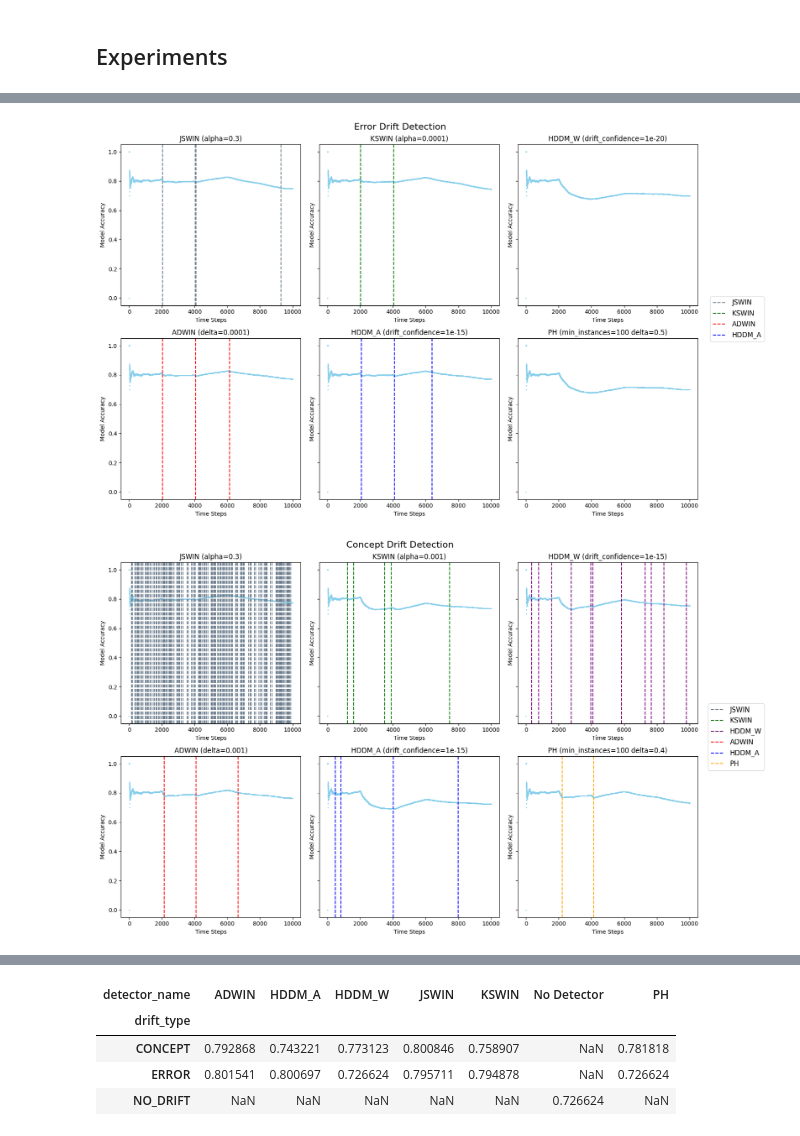
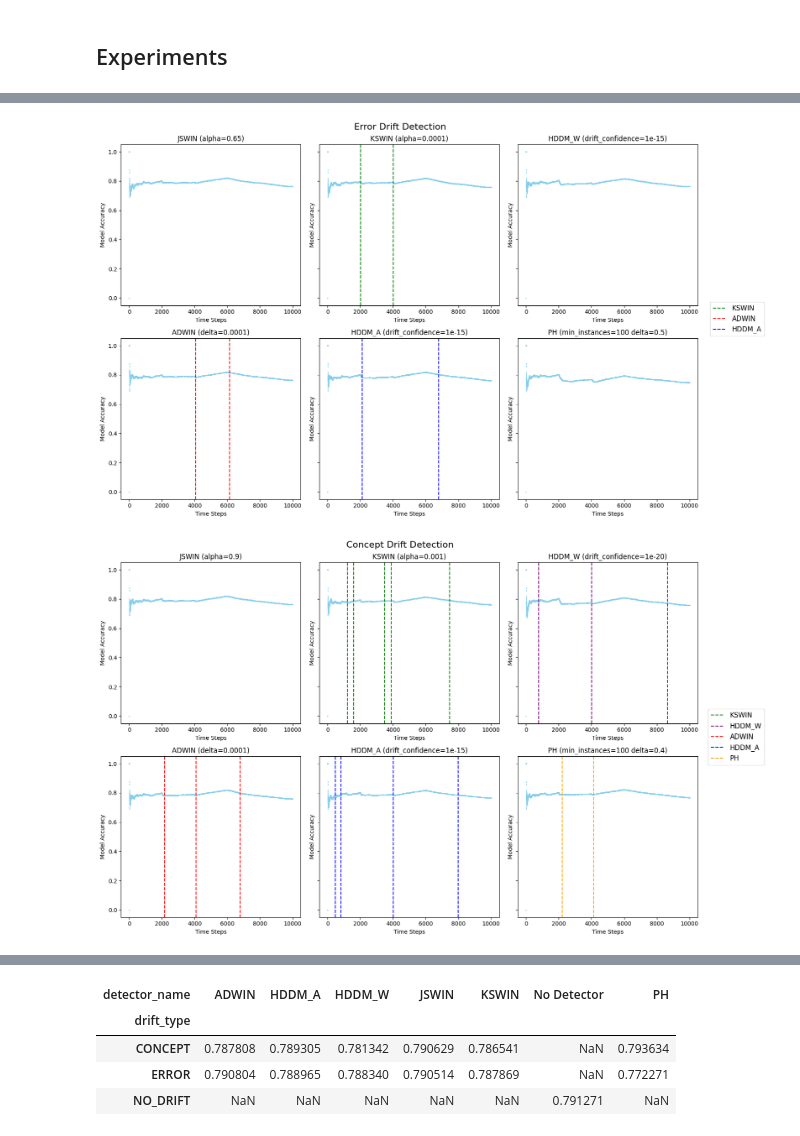
Before and after one commit to izabelatelejko/river, a Jupyter notebook: Experiments/project.ipynb, the cells around one changed output, grey strips where cells are left out. Drawn from its saved outputs; the diff is of its cells as text; code cells hidden in the pictures.

```diff
--- a/Experiments/project.ipynb
+++ b/Experiments/project.ipynb
@@ -94,7 +93,7 @@ label_shift_ds = LabelShiftDataStream(n=10000, ratios=[0.2, 0.8, 0.1, 0.4, 0.6])
 label_shift_ds.plot_stream()
 
 window_size = 100
-model_instance = naive_bayes.GaussianNB
+model_instance = tree.HoeffdingAdaptiveTreeClassifier
 
 exp = Experiment(
     model_instance=model_instance,
@@ -129,2 +128,2 @@ Processing detector PH with params min_instances=100 delta=0.4
-[figure, old version]
+[figure, new version]
-[figure, old version]
+[figure, new version]
@@ -132,8 +131,8 @@ Processing detector PH with params min_instances=100 delta=0.4
 | detector_name | ADWIN | HDDM_A | HDDM_W | JSWIN | KSWIN | No Detector | PH |
 | drift_type |  |  |  |  |  |  |  |
-| CONCEPT | 0.792868 | 0.743221 | 0.773123 | 0.800846 | 0.758907 | NaN | 0.781818 |
-| ERROR | 0.801541 | 0.800697 | 0.726624 | 0.795711 | 0.794878 | NaN | 0.726624 |
-| NO_DRIFT | NaN | NaN | NaN | NaN | NaN | 0.726624 | NaN |
+| CONCEPT | 0.787808 | 0.789305 | 0.781342 | 0.790629 | 0.786541 | NaN | 0.793634 |
+| ERROR | 0.790804 | 0.788965 | 0.788340 | 0.790514 | 0.787869 | NaN | 0.772271 |
+| NO_DRIFT | NaN | NaN | NaN | NaN | NaN | 0.791271 | NaN |
 # %%
 hyperplane_ds = HyperPlaneStream(
     seed=42,
```
Also changed, not shown: parts of 5 cells of this notebook.
